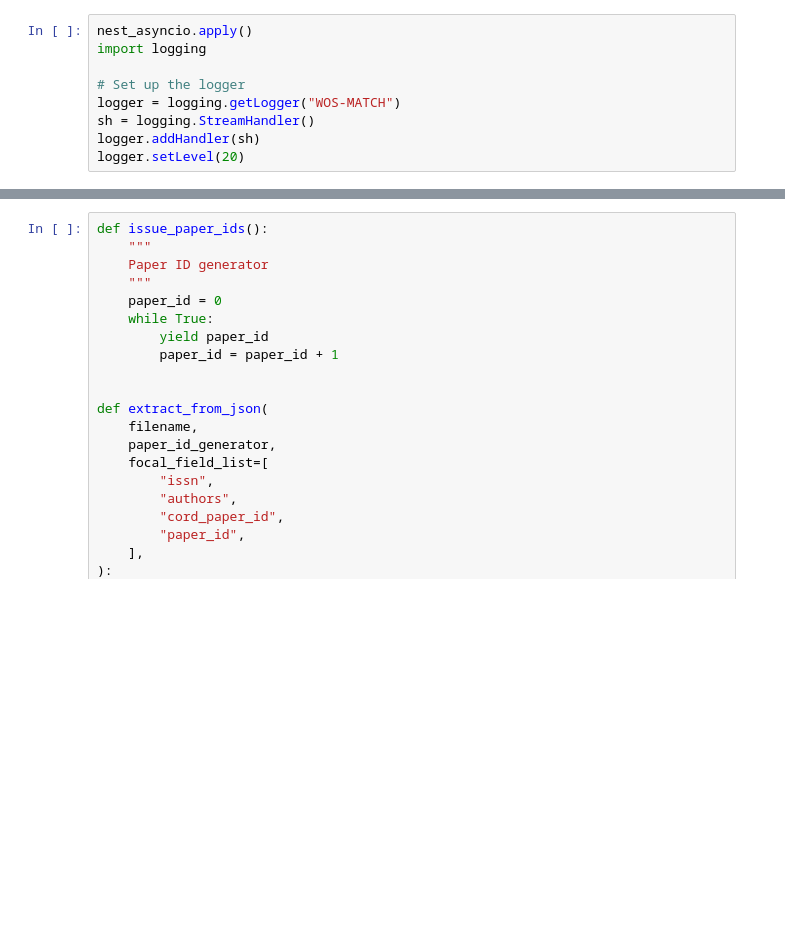
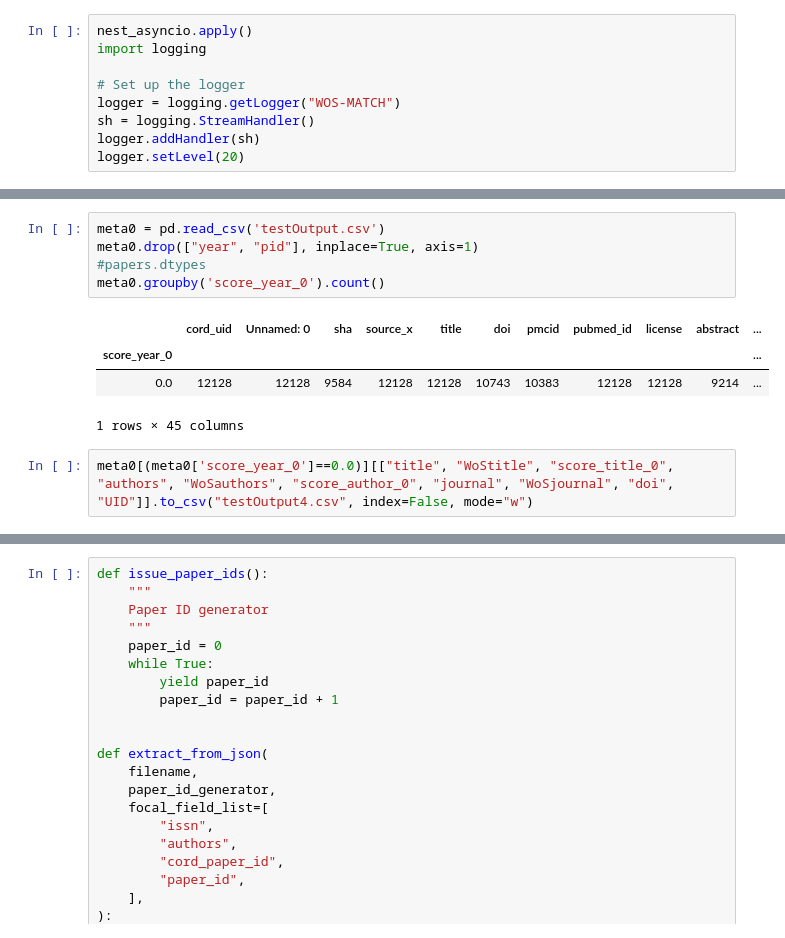
Before and after one commit to iuni-cadre/RCSCdata, a Jupyter notebook: ExtractTextInfo.ipynb, the cells around one changed output, grey strips where cells are left out. Cells and saved outputs as stored; diff of their text form; blank space fills up the shorter version.

```diff
--- a/ExtractTextInfo.ipynb
+++ b/ExtractTextInfo.ipynb
@@ -246,0 +540,12 @@ NameError: name 'meta0' is not defined
+# %%
+meta0 = pd.read_csv('testOutput.csv')
+meta0.drop(["year", "pid"], inplace=True, axis=1)
+#papers.dtypes
+meta0.groupby('score_year_0').count()
+# %% [output]
+|  | cord_uid | Unnamed: 0 | sha | source_x | title | doi | pmcid | pubmed_id | license | abstract | ... |
+| score_year_0 |  |  |  |  |  |  |  |  |  |  | ... |
+| 0.0 | 12128 | 12128 | 9584 | 12128 | 12128 | 10743 | 10383 | 12128 | 12128 | 9214 | ... |
+1 rows × 45 columns
+# %%
+meta0[(meta0['score_year_0']==0.0)][["title", "WoStitle", "score_title_0", "authors", "WoSauthors", "score_author_0", "journal", "WoSjournal", "doi", "UID"]].to_csv("testOutput4.csv", index=False, mode="w")
```
Also changed, not shown: parts of 37 cells of this notebook, 2 other files.
